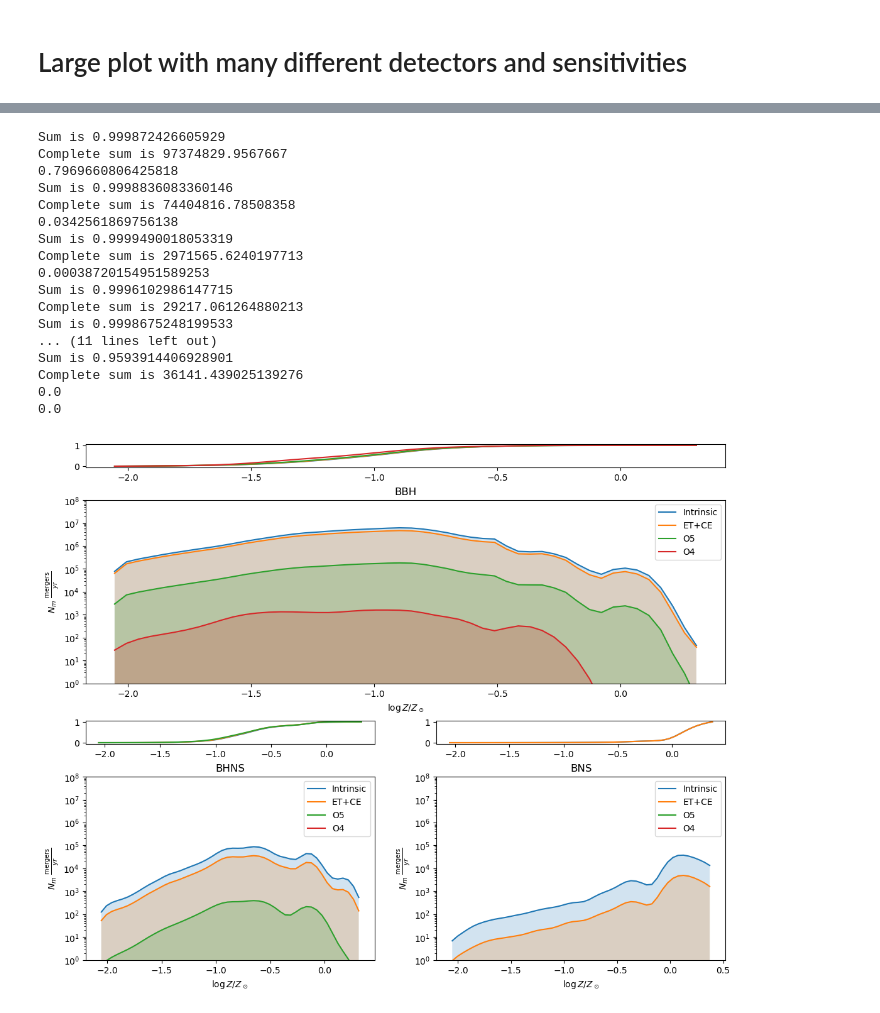
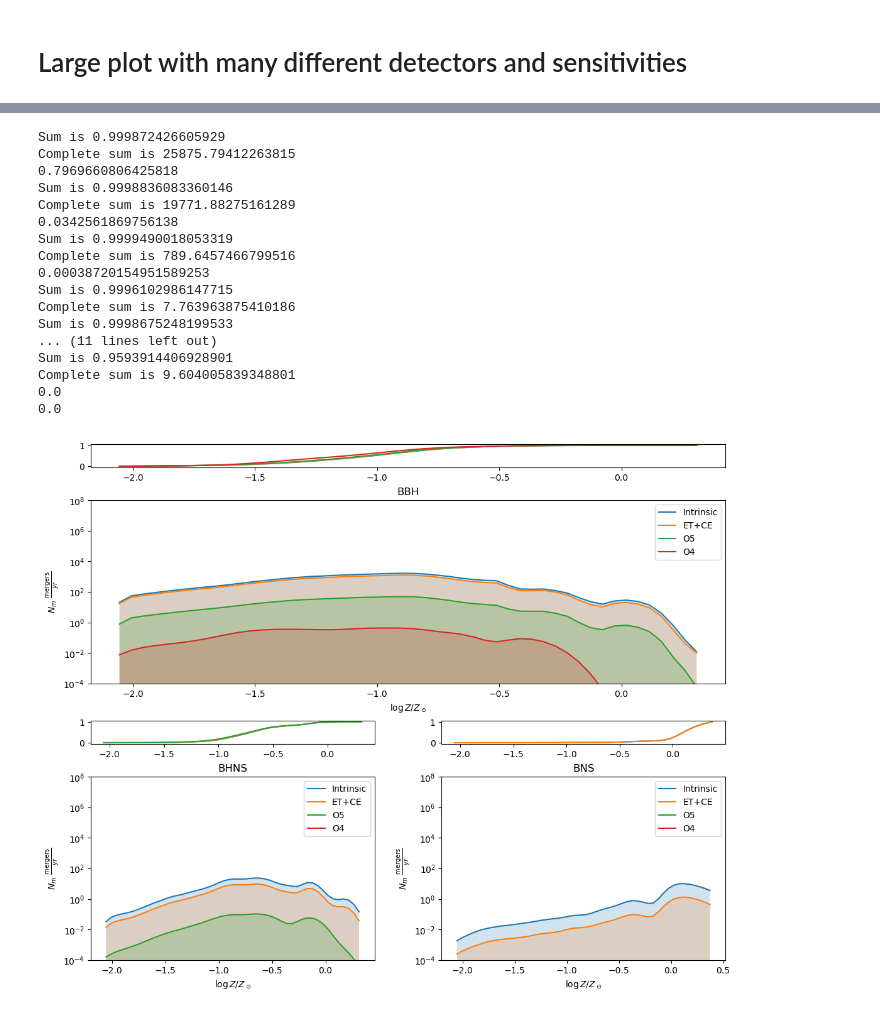
Before and after one commit to stlgolfer/metallicity_mergers, a Jupyter notebook: large_plot.ipynb, the cells around one changed output, grey strips where cells are left out. Cells and saved outputs as stored; diff of their text form; code cells hidden in the pictures.

```diff
--- a/large_plot.ipynb
+++ b/large_plot.ipynb
@@ -67,7 +67,7 @@ def get_metallicity_plot(plotting_data, sens_file, left, right, with_SNR=False):
     # normalize by using comoving shell
     Vleft = Planck13.comoving_volume(left).to(u.Gpc**3).value
     Vright = Planck13.comoving_volume(right).to(u.Gpc**3).value
-    comoving_volume = Vright - Vleft
+    comoving_volume = 1#Vright - Vleft
 
     plot_line = dco_metallicity_weighted_kde(dco_met_bins_midpoints)*dlogZ*np.sum(weights)*comoving_volume
     print(f'Complete sum is {np.sum(plot_line)}')
@@ -295,39 +295,39 @@ def plot_subpopulation(pop_type, loc):
             large_ax[f'{loc}CDF'].plot(dco_met_bins_midpoints, np.cumsum(plot_line)/np.sum(plot_line), label=label)
         ax.set_yscale('log')
         ax.set_title(pop_type)
-        ax.set_ylim(1,1e8)
+        ax.set_ylim(1e-4,1e8)
         ax.set_ylabel(r'$N_m~\frac{\text{mergers}}{yr}$')
         ax.set_xlabel(r'$\log Z/Z_\odot$')
 
         subpopulation_sens(f'{pop_type}_O5_8.npy', 'Intrinsic', False)
         subpopulation_sens(f'{pop_type}_ET_CE_10.npy', 'ET+CE', True)
         subpopulation_sens(f'{pop_type}_O5_8.npy', 'O5', True)
         subpopulation_sens(f'{pop_type}_O4_8.npy', 'O4', True)
         ax.legend()
         # ax.legend()
         # plot(intrinsic, large_ax[loc], f'{pop_type}_O5_8.npy', large_ax[f'{loc}CDF'], intrinsic=False, do_binning=False)
         # plot(intrinsic, large_ax[loc], f'{pop_type}_O4_8.npy', large_ax[f'{loc}CDF'], intrinsic=False, do_binning=False)
         # plot(intrinsic, large_ax[loc], f'{pop_type}_ET_CE_10.npy', large_ax[f'{loc}CDF'], intrinsic=False, do_binning=False)
 plot_subpopulation('BBH', 'Top')
 plot_subpopulation('BHNS', 'Left')
 plot_subpopulation('BNS', 'Right')
 large_fig.show()
 # %% [output]
 Sum is 0.999872426605929
-Complete sum is 97374829.9567667
+Complete sum is 25875.79412263815
 0.7969660806425818
 Sum is 0.9998836083360146
-Complete sum is 74404816.78508358
+Complete sum is 19771.88275161289
 0.0342561869756138
 Sum is 0.9999490018053319
-Complete sum is 2971565.6240197713
+Complete sum is 789.6457466799516
 0.00038720154951589253
 Sum is 0.9996102986147715
-Complete sum is 29217.061264880213
+Complete sum is 7.763963875410186
 Sum is 0.9998675248199533
 ... (11 lines left out)
 Sum is 0.9593914406928901
-Complete sum is 36141.439025139276
+Complete sum is 9.604005839348801
 0.0
 0.0
-[figure, old version]
+[figure, new version]
```
Also changed, not shown: parts of 1 cell of this notebook, 1 other file.
